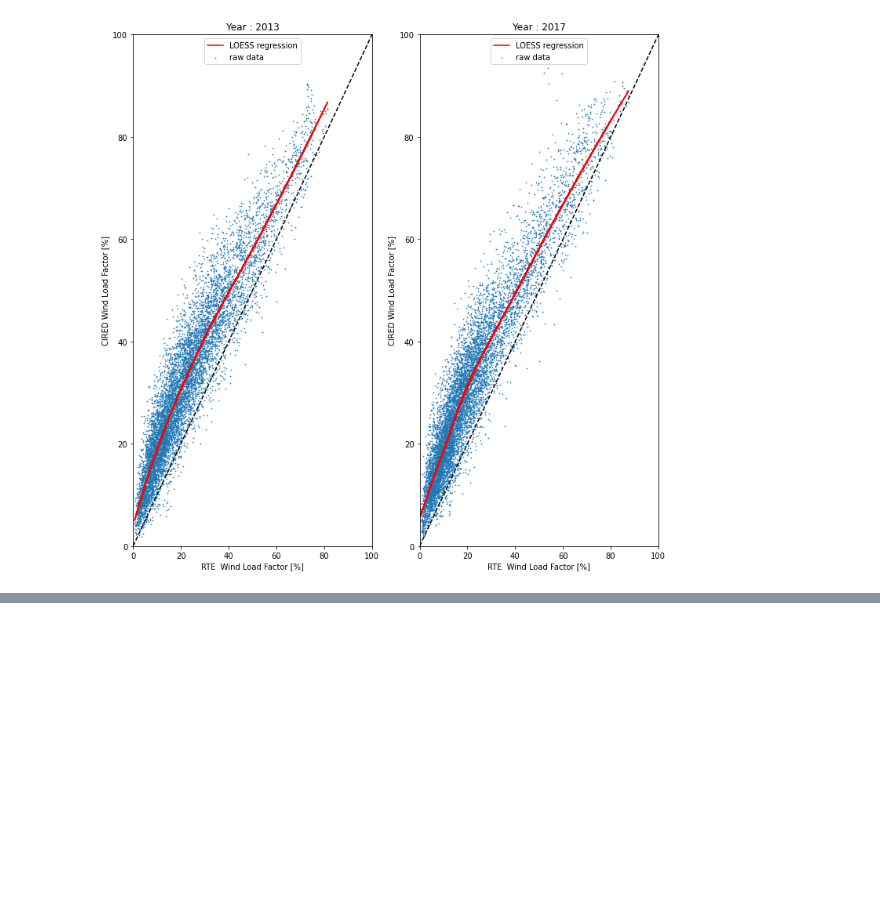
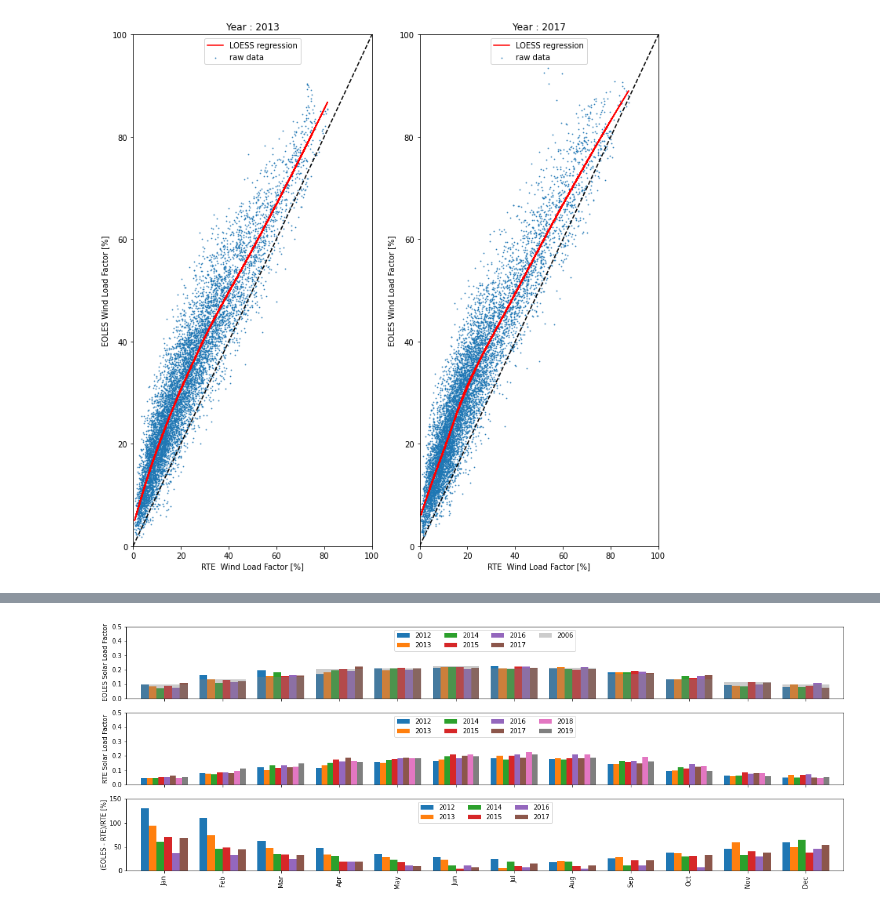
Before and after one commit to Bertin-fap/CIRED-ENS, a Jupyter notebook: CIRED-ENS.ipynb, the cells around one changed output, grey strips where cells are left out. Cells and saved outputs as stored; diff of their text form; code cells hidden in the pictures; blank space fills up the shorter version.

```diff
--- a/CIRED-ENS.ipynb
+++ b/CIRED-ENS.ipynb
@@ -362,16 +283,20 @@ for idx,year in enumerate(range(2012,2018)):
 # %%
+'''
+LOESS analysis ot FC_RETE versus FC_EOLES
+'''
+
 from loess.loess_1d import loess_1d
 fig = plt.figure(figsize=(12,12))
 for idx, year in enumerate([2013,2017]):
     plt.subplot(1,2,idx+1)
-    plt.scatter(np.array(dic_RTE_g[year])*100,np.array(dic_CIRED_g[year])*100,s=0.5,label='raw data')
-    xout, yout, weigts = loess_1d(np.array(dic_RTE_g[year])*100,(np.array(dic_CIRED_g[year]).flatten())*100, frac=0.6, degree=2)
+    plt.scatter(np.array(dic_RTE_g[year])*100,np.array(dic_EOLES_g[year])*100,s=0.5,label='raw data')
+    xout, yout, weigts = loess_1d(np.array(dic_RTE_g[year])*100,(np.array(dic_EOLES_g[year]).flatten())*100, frac=0.6, degree=2)
     plt.plot(xout, yout,'r',label='LOESS regression')
     plt.plot([0,100],[0,100],'--k')
     plt.xlim(0,100)
     plt.ylim(0,100)
     plt.xlabel("RTE  Wind Load Factor [%]")
-    plt.ylabel("CIRED Wind Load Factor [%]")
+    plt.ylabel("EOLES Wind Load Factor [%]")
     _=plt.legend(loc=9)
     plt.title(f'Year : {year}')
 # %% [output]
@@ -378,0 +309,71 @@ for idx, year in enumerate([2013,2017]):
+# %%
+from pathlib import Path
+import pandas as pd
+import datetime
+import matplotlib.pyplot as plt
+import vre_eoles as vre
+%matplotlib inline
+
+directory_inputs = Path.home()/Path('EOLES_elecRES/inputs')
+
+##############################
+#   builds EOLES dataframe   #
+##############################
+
+fe = vre.read_LF_CIRED(2006,'pv',directory_inputs)
+LF_pv = fe.resample('M').mean()
+LF_pv.index = [ 'Jan', 'Feb', 'Mar', 'Apr', 'May', 'Jun', 'Jul', 'Aug', 'Sep', 'Oct', 'Nov','Dec']
+dic_EOLES_g = {}
+for year in range(2012,2018):
+    LF_CIRED = vre.read_LF_CIRED(year,'pv',directory_inputs)
+    dic_EOLES_g[year] = LF_CIRED.values
+
+    try: # loosy correction of a bug : pv EOLES has an additional hour value for year 2015
+        LF_pv[str(year)] = LF_CIRED.resample('M').mean().values
+    except:
+        LF_pv[str(year)] = LF_CIRED[0:-1] .resample('M').mean().values
+
+##############################
+#   builds RTE dataframe     #
+##############################
+
+P_pv = vre.read_parc_solaire()
+dic_RTE = {}
+dic_RTE_g = {}
+for year in range(2012,2020):
+    B = vre.read_rte(year)
+    dic_RTE_g[year] = (B['Solaire']/P_pv[year]).values
+    dic_RTE[str(year)] = (B['Solaire']/P_pv[year]) .resample('M').mean().values[0:12] # take 12 months
+
+LF_RTE = pd.DataFrame.from_dict(dic_RTE)
+LF_RTE.index = [ 'Jan', 'Feb', 'Mar', 'Apr', 'May', 'Jun', 'Jul', 'Aug', 'Sep', 'Oct', 'Nov','Dec']
+
+##############################
+#         plot results       #
+##############################
+
+fig = plt.figure(figsize=(20,7))
+
+ax1 = plt.subplot(3,1,1)
+LF_pv[['2012','2013','2014','2015','2016','2017']].plot(kind='bar', width=0.8, ax=ax1)
+LF_pv[['2006']].plot(kind='bar', ax=ax1, alpha=0.4,color='grey', width=0.8)
+_=plt.ylim(0,0.5)
+ax1.legend(loc=9,ncol=4)
+plt.ylabel("EOLES Solar Load Factor")
+
+ax2 = plt.subplot(3,1,2,sharex = ax1)
+LF_RTE.plot(kind='bar', width=0.8, ax=ax2)
+ax2.legend(loc=9,ncol=4)
+_=plt.ylim(0,0.5)
+plt.ylabel("RTE Solar Load Factor")
+
+ax3 = plt.subplot(3,1,3,sharex = ax1)
+LF_diff = 100*(LF_pv[["2012","2013","2014","2015","2016","2017"]]-LF_RTE[["2012","2013","2014","2015","2016","2017"]]) \
+           /LF_RTE[["2012","2013","2014","2015","2016","2017"]]
+
+LF_diff.plot(kind='bar', width=0.8, ax=ax3)
+ax3.legend(loc=9,ncol=3)
+_=plt.ylim(0,150)
+_=plt.ylabel("(EOLES - RTE)/RTE [%]")
+# %% [output]
+[figure, added]
```
Also changed, not shown: parts of 7 cells of this notebook, 4 other files.
